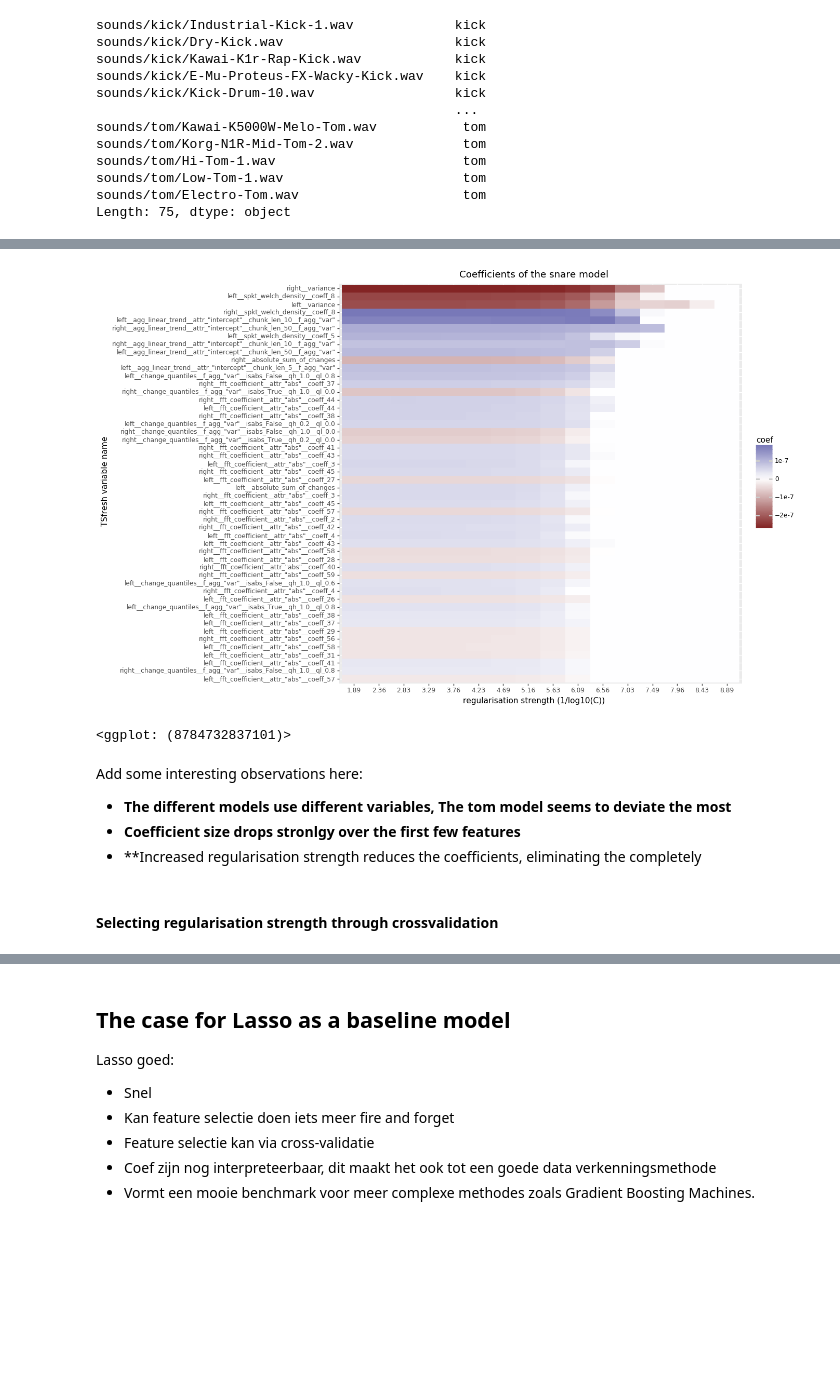
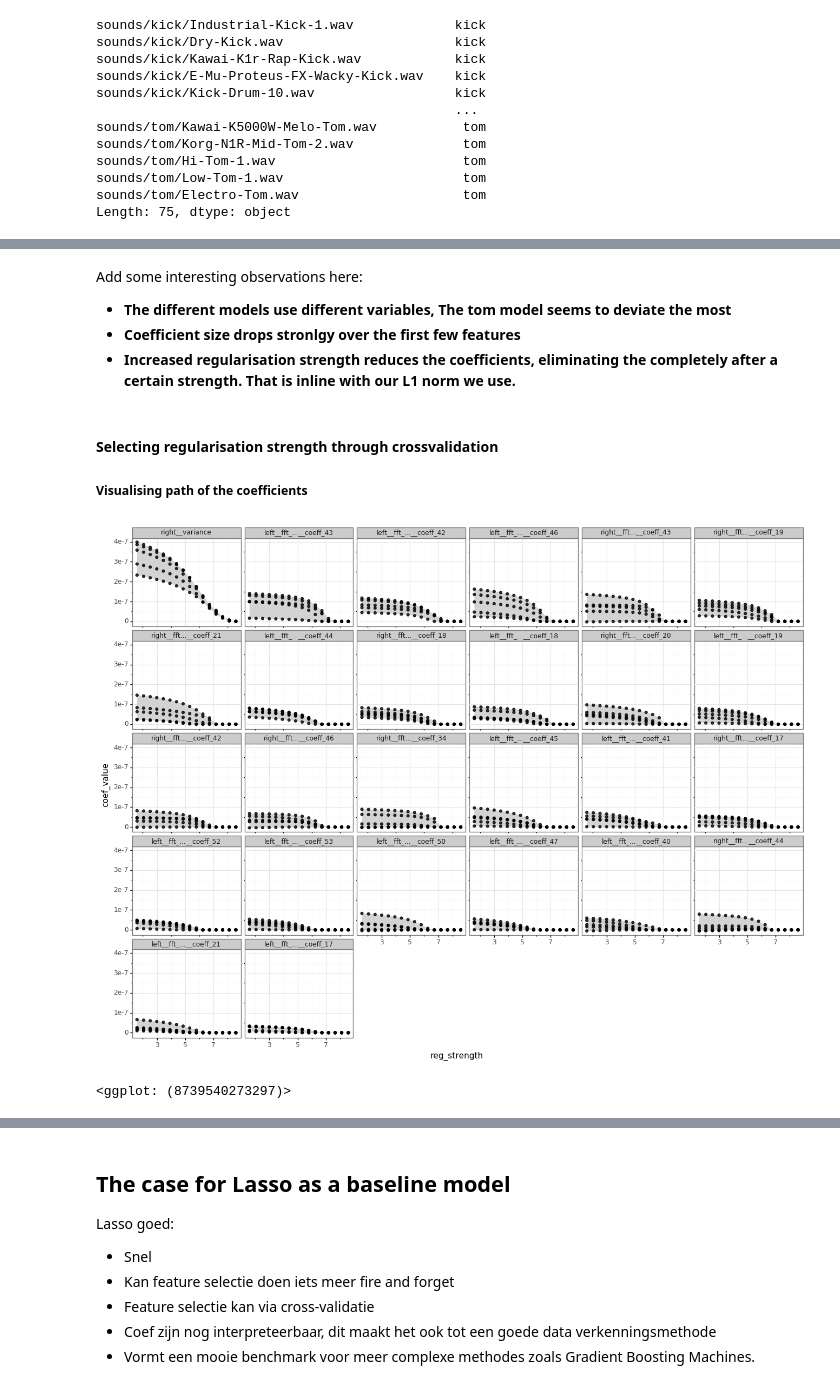
Before and after one commit to PaulHiemstra/lasso_tsfresh_article, a Jupyter notebook: lasso_tsfresh_article.ipynb, the cells around one changed output, grey strips where cells are left out. Drawn from its saved outputs; the diff is of its cells as text; code cells hidden in the pictures; blank space fills up the shorter version.

```diff
--- a/lasso_tsfresh_article.ipynb
+++ b/lasso_tsfresh_article.ipynb
@@ -255,12 +266,56 @@ make_coef_plot('tom')
-# %%
-make_coef_plot('snare')
-# %% [output]
-[figure, removed]
-<ggplot: (8784732837101)>
 # %% [markdown]
 Add some interesting observations here:
 - **The different models use different variables, The tom model seems to deviate the most**
 - **Coefficient size drops stronlgy over the first few features**
-- **Increased regularisation strength reduces the coefficients, eliminating the completely
+- **Increased regularisation strength reduces the coefficients, eliminating the completely after a certain strength. That is inline with our L1 norm we use.**
 # %% [markdown]
 #### Selecting regularisation strength through crossvalidation
+##### Visualising path of the coefficients
+# %%
+cs = l1_min_c(audio_tsfresh_minimal, all_labels, loss='log') * np.logspace(0, 7, 16)
+cv_result = LogisticRegressionCV(Cs=cs,
+                     penalty='l1',
+                     multi_class='ovr',
+                     solver='saga',
+                     tol=1e-6,
+                     max_iter=int(1e4)).fit(audio_tsfresh, all_labels)
+# %%
+def abbreviate_label(s, max_len=20, connect_string='...'):
+    if len(s) > max_len:
+        return s[:int(max_len/2)] + connect_string + s[int(-max_len/2):]
+    else:
+        return s
+
+def plot_coef_paths(cv_results, category, X_data):
+    feature_list = pd.Series(range(len(X_data.columns) + 1)) # +1 for intercept
+    feature_list.index =  list(X_data.columns) + ['intercept']
+
+    def transform_coef_path(feature_index, feature_name):
+        return (
+                pd.DataFrame(cv_results.coefs_paths_[category][:,:,feature_index], columns=cs)
+                 .melt(var_name='reg_strength', value_name='coef_value')
+                 .assign(feature_name=feature_name)
+              )
+    plot_data = pd.concat([transform_coef_path(value, index) for index, value in feature_list.iteritems()])
+    plot_data = plot_data.assign(reg_strength = np.log10(1/(2*plot_data["reg_strength"])))
+    mean_coef_values = plot_data.groupby(['feature_name']).mean()
+    relevant_features = mean_coef_values.query('coef_value > 1e-8').index
+    plot_data = plot_data[plot_data['feature_name'].isin(relevant_features)]
+
+    coef_from_high_to_low = plot_data.groupby(['feature_name']).mean().abs().sort_values(by='coef_value', ascending=False).index
+    plot_data['feature_name'] = pd.Categorical(plot_data['feature_name'], categories=coef_from_high_to_low)
+
+    plot_data_min_max = plot_data.groupby(['reg_strength', 'feature_name']).agg(['min', 'max'])
+    plot_data_min_max.columns = ['_'.join(col).strip() for col in plot_data_min_max.columns.values]
+    plot_data_min_max = plot_data_min_max.reset_index()
+
+    return (
+        ggplot(plot_data) +
+          geom_ribbon(plot_data_min_max, aes(x='reg_strength', ymin='coef_value_min', ymax='coef_value_max'), fill='lightgrey') +
+          geom_point(aes(x='reg_strength', y='coef_value'), alpha=0.8) +
+          facet_wrap('~ feature_name', labeller=abbreviate_label)
+    )
+plot_coef_paths(cv_result, 'kick', audio_tsfresh) + theme(figure_size=(16,12))
+# %% [output]
+[figure, added]
+<ggplot: (8739540273297)>
```
Also changed, not shown: parts of 13 cells of this notebook.
